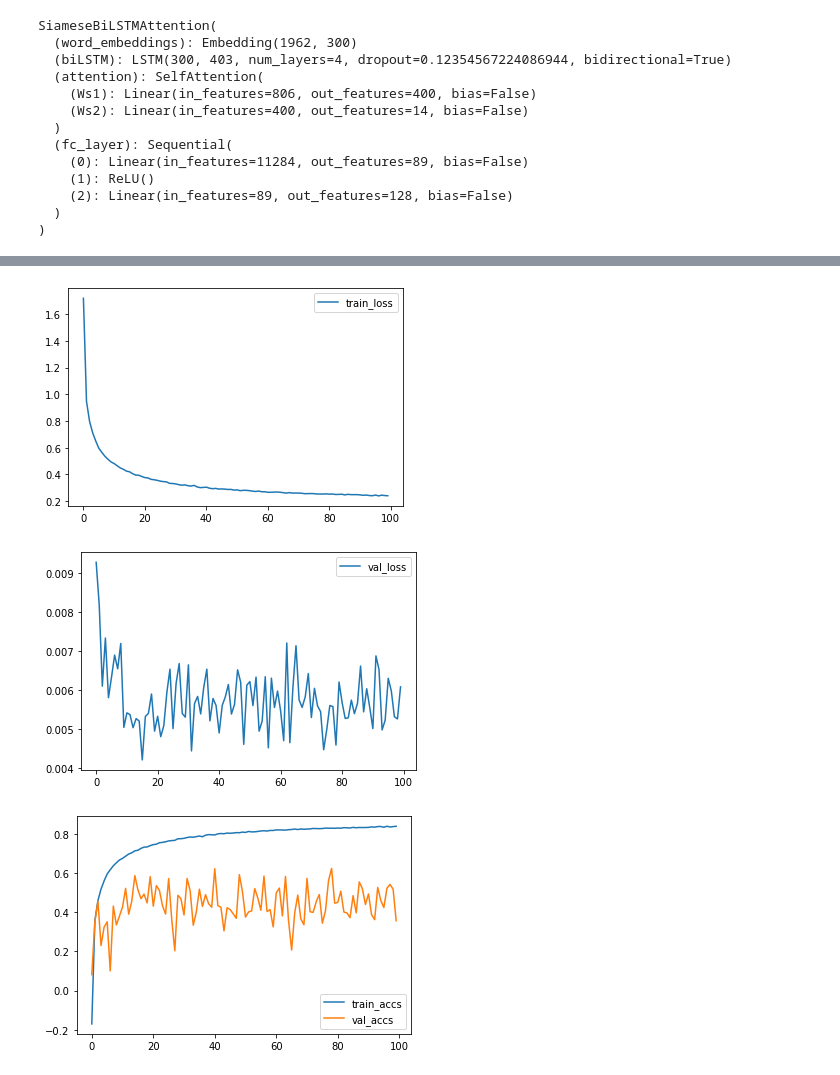
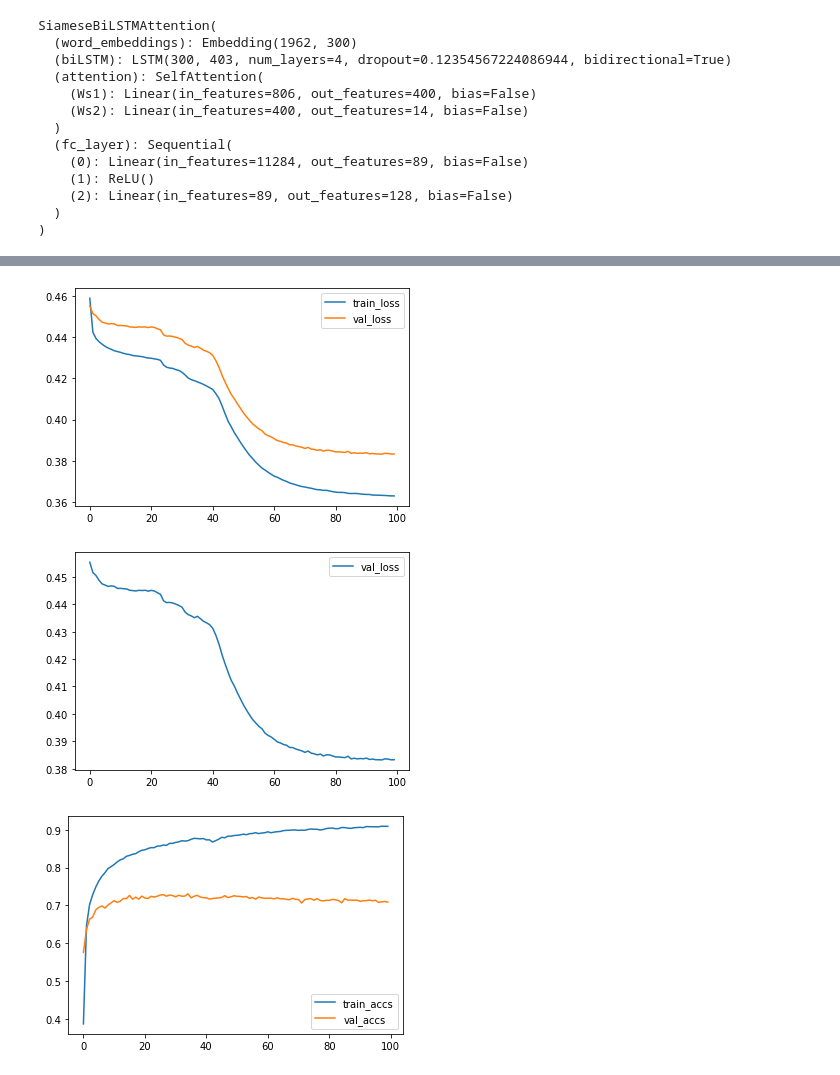
Before and after one commit to Serbernari/NNTI_project, a Jupyter notebook: task1/Task1.ipynb, the cells around one changed output, grey strips where cells are left out. Drawn from its saved outputs; the diff is of its cells as text; code cells hidden in the pictures.

```diff
--- a/task1/Task1.ipynb
+++ b/task1/Task1.ipynb
@@ -190,22 +209,26 @@ Perform the final training of the model by implementing functions in `train.py`
 # %%
-batch_size=32
-output_size = 211
-hidden_size = 192
+# INFO:root:Starting train for model with parameters hidden_size=65,lstm_layers=3,fc=54,dropout=0.004552032510285575,a_hs=110,a_os=45,p=0.21889161396343187, lr=0.000982054520506434, o_size=24
+# INFO:root:Starting train for model with parameters hidden_size=609,lstm_layers=3,fc=148,dropout=0.16087194784393588,a_hs=133,a_os=43,p=0.345324101357837, lr=4.56425358662613e-05, o_size=247
+
+
+batch_size = 64
+output_size = 247
+hidden_size = 609
 vocab_size = len(sick_data.vocab)
 embedding_size = 300
 embedding_weights = sick_data.vocab.vectors
 lstm_layers = 3
-learning_rate = 8e-05
-fc_hidden_size = 256
+learning_rate = 4.56425358662613e-05
+fc_hidden_size = 148
 max_epochs = 100
 bidirectional = True
-dropout = 0.01666471864604624
+dropout = 0.16
 device = torch.device("cuda:0" if torch.cuda.is_available() else "cpu")
 ## self attention config
 self_attention_config = {
-    "hidden_size": 400,  ## refers to variable 'da' in the ICLR paper
-    "output_size": 20,  ## refers to variable 'r' in the ICLR paper
-    "penalty": 0.0#0.08705396685030309,  ## refers to penalty coefficient term in the ICLR paper
+    "hidden_size": 133,  ## refers to variable 'da' in the ICLR paper
+    "output_size": 43,  ## refers to variable 'r' in the ICLR paper
+    "penalty": 0.34532410135783,  ## refers to penalty coefficient term in the ICLR paper
 }
 # %%
 from siamese_lstm_attention import SiameseBiLSTMAttention
@@ -278,26 +301,27 @@ INFO:root:Train loss: 0.008179868571460247 - acc: 0.8061195490788596 -- Validati
 # %%
 import matplotlib.pyplot as plt
 #print(val_losses)
 plt.plot(train_losses, label='train_loss')
+plt.plot(val_losses, label='val_loss')
 plt.legend()
 plt.savefig('train_loss_task_1.png')
 plt.show()
 
 
 plt.plot(val_losses, label='val_loss')
 plt.legend()
 plt.savefig('val_loss_task_1.png')
 plt.show()
 
 plt.plot(train_accs, label='train_accs')
 plt.plot(val_accs, label='val_accs')
 plt.legend()
 plt.savefig('accuracies_task_1.png')
 plt.show()
 # %% [output]
-[figure, old version]
+[figure, new version]
-[figure, old version]
+[figure, new version]
-[figure, old version]
+[figure, new version]
 # %% [markdown]
 ## Part 4. Evaluation and Analysis (2 points)
 Implement function evaluate_test_set to calculate the final accuracy of the performance evaluation metric on the test data.
```
Also changed, not shown: parts of 7 cells of this notebook, 4 other files.
